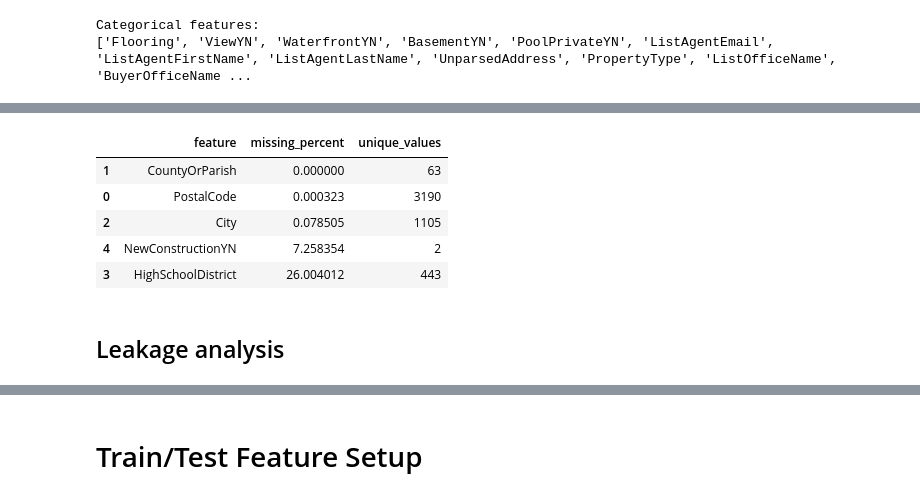
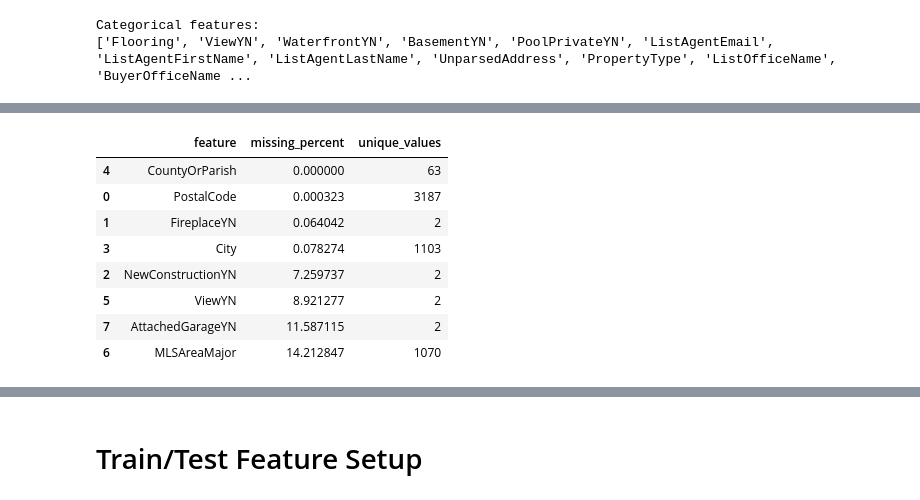
Before and after one commit to KieraChiu/IDX-Exchange-Data-Science, a Jupyter notebook: 02_preprocessing.ipynb, the cells around one changed output, grey strips where cells are left out. Drawn from its saved outputs; the diff is of its cells as text; code cells hidden in the pictures.

```diff
--- a/02_preprocessing.ipynb
+++ b/02_preprocessing.ipynb
@@ -355,0 +453,16 @@ Percentage removed: 0.00%
+# %%
+before = len(df_model)
+
+rules = {
+    "BedroomsTotal":         df_model["BedroomsTotal"] > 20,
+    "BathroomsTotalInteger": df_model["BathroomsTotalInteger"] > 20,
+    "LotSizeSquareFeet":     (df_model["LotSizeSquareFeet"] < 100) | (df_model["LotSizeSquareFeet"] > 1000 * 43560),
+    "ParkingTotal":          df_model["ParkingTotal"] > 50,
+    "YearBuilt":             (df_model["YearBuilt"] < 1850) | (df_model["YearBuilt"] > df_model["CloseDate"].dt.year + 1),
+}
+for col, mask in rules.items():
+    print(f"{col}: {int(mask.sum()):,} set to NaN")
+    df_model.loc[mask, col] = np.nan
+
+log_cleaning_step("Set impossible feature values to NaN (rows kept)", before, len(df_model))
+# rows will become misisng and imputed later on (no rows deleted)
@@ -652,41 +813,35 @@ display(categorical_quality.sort_values("missing_percent"))
 # %%
 # Categorical features to investigate
-categorical_candidates = [
+categorical_features = [
     "PostalCode",
+    "FireplaceYN",
+    "NewConstructionYN",
+    "City",
     "CountyOrParish",
-    "City",
-    "HighSchoolDistrict",
-    "ArchitecturalStyle",
-    "CoolingYN",
-    "HeatingYN",
-    "NewConstructionYN"
-]
-
-# Keep available categorical candidates
-categorical_candidates = [
-    col for col in categorical_candidates
-    if col in df_model.columns
-]
+    "ViewYN",
+    "MLSAreaMajor",
+    "AttachedGarageYN"]
 
 # Examine missingness and cardinality
 categorical_selection_report = pd.DataFrame({
-    "feature": categorical_candidates,
+    "feature": categorical_features,
     "missing_percent": [
         df_model[col].isna().mean() * 100
-        for col in categorical_candidates
+        for col in categorical_features
     ],
     "unique_values": [
         df_model[col].nunique()
-        for col in categorical_candidates
+        for col in categorical_features
     ]})
 
 display(categorical_selection_report.sort_values("missing_percent"))
 # %% [output]
 |  | feature | missing_percent | unique_values |
-| 1 | CountyOrParish | 0.000000 | 63 |
-| 0 | PostalCode | 0.000323 | 3190 |
-| 2 | City | 0.078505 | 1105 |
-| 4 | NewConstructionYN | 7.258354 | 2 |
-| 3 | HighSchoolDistrict | 26.004012 | 443 |
+| 4 | CountyOrParish | 0.000000 | 63 |
+| 0 | PostalCode | 0.000323 | 3187 |
+| 1 | FireplaceYN | 0.064042 | 2 |
+| 3 | City | 0.078274 | 1103 |
+| 2 | NewConstructionYN | 7.259737 | 2 |
+| 5 | ViewYN | 8.921277 | 2 |
+| 7 | AttachedGarageYN | 11.587115 | 2 |
+| 6 | MLSAreaMajor | 14.212847 | 1070 |
-# %% [markdown]
-## Leakage analysis
```
Also changed, not shown: parts of 40 cells of this notebook, 1 other file.
